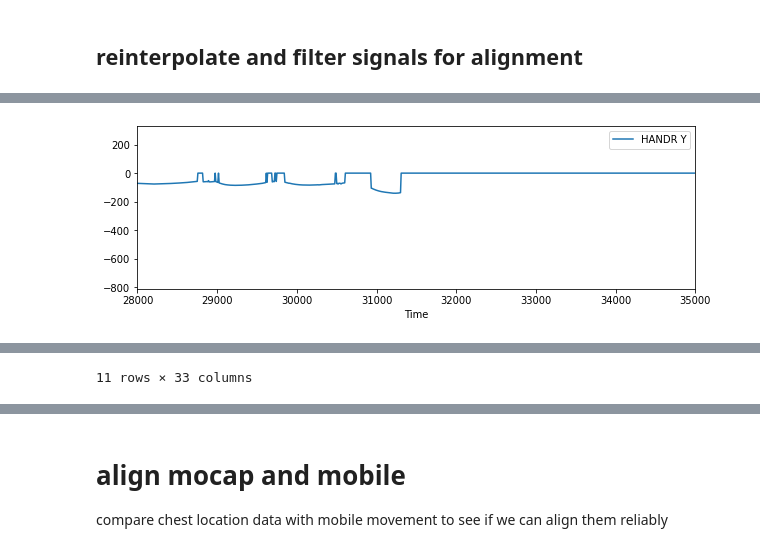
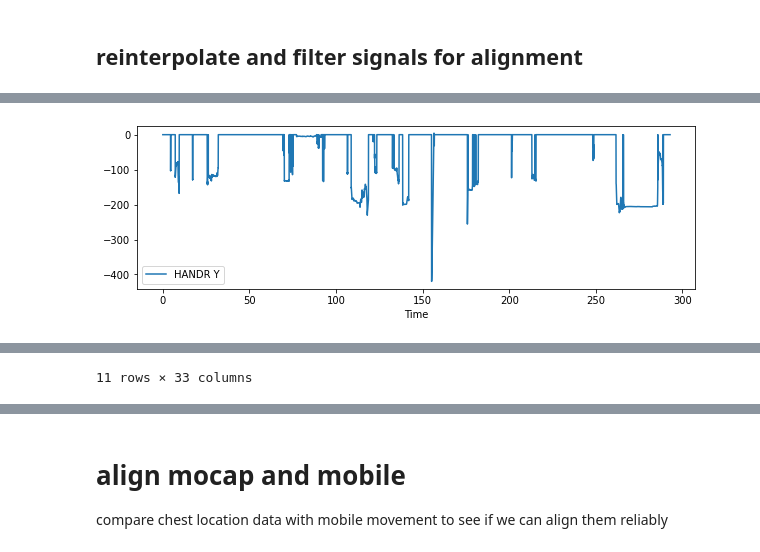
Before and after one commit to finn42/MusicLab_aligning, a Jupyter notebook: Aligning_signals.ipynb, the cells around one changed output, grey strips where cells are left out. Cells and saved outputs as stored; diff of their text form; code cells hidden in the pictures.

```diff
--- a/Aligning_signals.ipynb
+++ b/Aligning_signals.ipynb
@@ -34,22 +50,25 @@ First load related files of a single trial
 # %%
 # trial timing information
+trial_n =5
 
 # Trial to test
-trial_name = "KB_T8"
+trial_name = trail_wise.loc[trial_n,'Participant'] + '_' + trail_wise.loc[trial_n,'Trial stim']
 
 # mobile app data
 os.chdir('/Users/finn/Desktop/Current_Projects/Resp_Mobile_recording/Mobile_test/Data/Acc/')
-filename = 'data_part2_trial_8_Stim_T8.csv'
-mob = pd.read_csv(filename)
+mob = pd.read_csv(trail_wise.loc[trial_n,'Mobile_file'])
 
 # respiration belt data
-os.chdir('/Users/finn/Documents/uio-ritmo/Sweetzpot Data/1615902190449/')
-#os.chdir('/Users/finn/Documents/uio-ritmo/Sweetzpot Data/1615901311927/')
+os.chdir('/Users/finn/Documents/uio-ritmo/Sweetzpot Data/' + str(trail_wise.loc[trial_n,'Resp_file']) + '/')
 filename = 'Breathing2.csv'
-g = pd.read_csv(filename,',',skiprows=3,header=None)
-resp = g.loc[g[1]=='force']
+g = pd.read_csv(filename,',',header=None,names=['0','1','2','3','4','5'])
+resp_init = g.loc[g['1']=='force']
+respdelay = resp_init.iloc[0,0] - g.iloc[0,0]
+print('resp belt sensor connection delay ' + str(respdelay/1000) + 's' )
 
 # motion capture recordings
 os.chdir('/Users/finn/Desktop/Current_Projects/Resp_Mobile_recording/Mobile_test/Data/MC/')
-filename = 'KB_Trial_08.tsv'
-mocap = pd.read_csv(filename, sep='\t',skiprows=10)
+m = pd.read_csv(trail_wise.loc[trial_n,'mocap_file'], sep='\t',header=None,names=['HEADT X', 'HEADT Y', 'HEADT Z', 'SHL X', 'SHL Y','SHL Z','SHR X', 'SHR Y', 'SHR Z','CH X', 'CH Y', 'CH Z'])
+mocap = m.loc[~m['CH Z'].isna(),:]
+mocap.loc[:,'Time (ms)'] = (np.arange(0,len(mocap),)*units/120) - trail_wise.loc[trial_n,'Stim']*units
+trail_wise.loc[trial_n,:]
@@ -175,23 +275,17 @@ plt.show()
 # %%
-mocap.Time = mocap.Time*1000
-
-df = mocap
-#cols = list(mob.columns)
-cols = ['HEADT X', 'HEADT Y', 'HEADT Z', 'SHL X', 'SHL Y','SHL Z','SHR X', 'SHR Y', 'SHR Z','CH X', 'CH Y', 'CH Z']
-
-print(cols)
-
-time_new = np.arange(df['Time'].iat[0],df['Time'].iat[-1],1/fs)
+df = mocap.copy()
+cols = df.columns
+time_new = np.arange(df['Time (ms)'].iat[0],df['Time (ms)'].iat[-1],1/fs)
 df_rs = pd.DataFrame()
-df_rs['Time'] = time_new
-df_rs = df_rs.set_index('Time')
+df_rs['Time (ms)'] = time_new
+df_rs = df_rs.set_index('Time (ms)')
 df_rs['Time (s)'] = time_new/1000
 
-for c in cols:
+for c in cols[:-1]:
 #    if not c.startswith('time') and not c.startswith('Time') :
-    f = interpolate.interp1d(df.Time, df[c].values,fill_value='extrapolate')
+    f = interpolate.interp1d(df['Time (ms)'], df[c].values,fill_value='extrapolate')
     df_rs[c] = f(time_new)
-    df_rs['filt ' + c] = filtfilt(b, a, df_rs[c])
+    df_rs['filt ' + c] = filtfilt(b, a, df_rs[c])-np.median(filtfilt(b, a, df_rs[c]))
     df_rs['diff ' + c] = respy.diffed(df_rs['filt ' + c])/np.median(np.abs(respy.diffed(respy.diffed(df_rs['filt ' + c]))))
 
 mocap_rs = df_rs.copy()
@@ -262,10 +362,10 @@ mocap.loc[:1000]
 # %%
 mocap.plot.line(x = 'Time',y='HANDR Y',figsize=(10,3))
-plt.xlim(28000,35000)
+#plt.xlim(28000,35000)
 #plt.ylim(950,1000)
 plt.savefig('hand.png',dpi = 200)
 
 plt.show()
 mocap.loc[:10]
 # %% [output]
-[figure, old version]
+[figure, new version]
```
Also changed, not shown: parts of 36 cells of this notebook.
